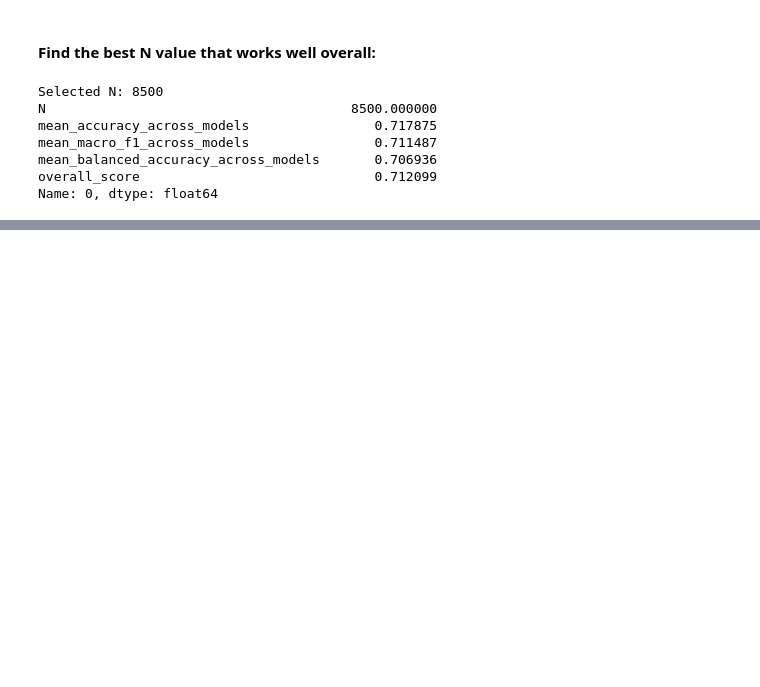
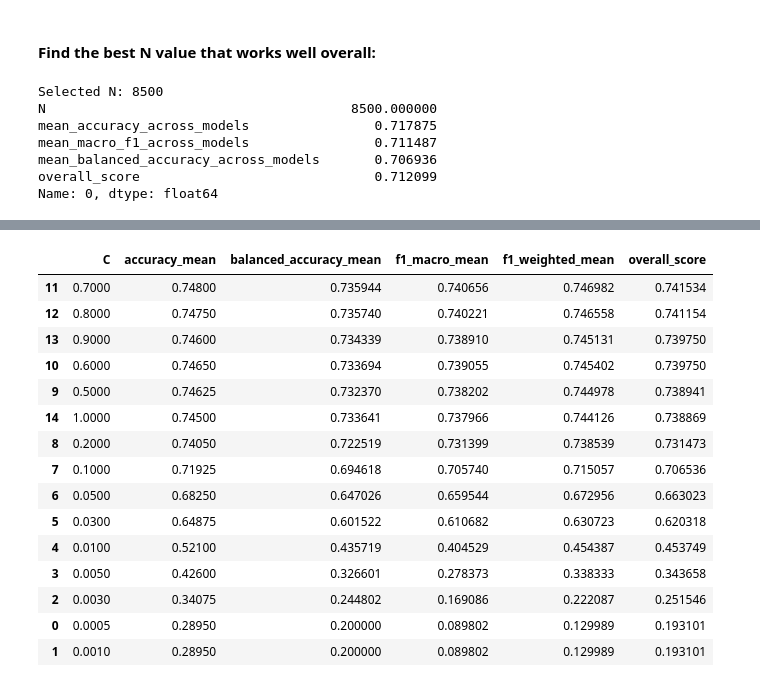
Before and after one commit to ZoeYiDing/nicole, a Jupyter notebook: assignment answer.ipynb, the cells around one changed output, grey strips where cells are left out. Saved outputs shown, nothing was run; the diff lists cells and outputs as text; code cells hidden in the pictures; blank space fills up the shorter version.

```diff
--- a/assignment answer.ipynb
+++ b/assignment answer.ipynb
@@ -879,0 +963,58 @@ Name: 0, dtype: float64
+# %%
+from sklearn.feature_extraction.text import TfidfTransformer
+
+C_values = [0.0005, 0.001, 0.003, 0.005, 0.01, 0.03, 0.05, 0.1, 0.2, 0.5,0.6,0.7,0.8,0.9, 1]
+
+svc_tfidf_results = []
+
+for C in C_values:
+    svc_pipeline = Pipeline([
+        ("vectorizer", CountVectorizer(max_features=8500)),
+        ("tfidf", TfidfTransformer()),
+        ("classifier", LinearSVC(C=C, max_iter=20000, random_state=42))
+    ])
+
+    cv_results = cross_validate(
+        svc_pipeline,
+        X_text,
+        y,
+        cv=cv,
+        scoring=scoring,
+        n_jobs=-1,
+        return_train_score=False
+    )
+
+    svc_tfidf_results.append({
+        "C": C,
+        "accuracy_mean": cv_results["test_accuracy"].mean(),
+        "balanced_accuracy_mean": cv_results["test_balanced_accuracy"].mean(),
+        "f1_macro_mean": cv_results["test_f1_macro"].mean(),
+        "f1_weighted_mean": cv_results["test_f1_weighted"].mean()
+    })
+
+svc_tfidf_results_df = pd.DataFrame(svc_tfidf_results)
+
+svc_tfidf_results_df["overall_score"] = (
+    svc_tfidf_results_df["accuracy_mean"]
+    + svc_tfidf_results_df["balanced_accuracy_mean"]
+    + svc_tfidf_results_df["f1_macro_mean"]
+) / 3
+
+svc_tfidf_results_df.sort_values("overall_score", ascending=False)
+# %% [output]
+|  | C | accuracy_mean | balanced_accuracy_mean | f1_macro_mean | f1_weighted_mean | overall_score |
+| 11 | 0.7000 | 0.74800 | 0.735944 | 0.740656 | 0.746982 | 0.741534 |
+| 12 | 0.8000 | 0.74750 | 0.735740 | 0.740221 | 0.746558 | 0.741154 |
+| 13 | 0.9000 | 0.74600 | 0.734339 | 0.738910 | 0.745131 | 0.739750 |
+| 10 | 0.6000 | 0.74650 | 0.733694 | 0.739055 | 0.745402 | 0.739750 |
+| 9 | 0.5000 | 0.74625 | 0.732370 | 0.738202 | 0.744978 | 0.738941 |
+| 14 | 1.0000 | 0.74500 | 0.733641 | 0.737966 | 0.744126 | 0.738869 |
+| 8 | 0.2000 | 0.74050 | 0.722519 | 0.731399 | 0.738539 | 0.731473 |
+| 7 | 0.1000 | 0.71925 | 0.694618 | 0.705740 | 0.715057 | 0.706536 |
+| 6 | 0.0500 | 0.68250 | 0.647026 | 0.659544 | 0.672956 | 0.663023 |
+| 5 | 0.0300 | 0.64875 | 0.601522 | 0.610682 | 0.630723 | 0.620318 |
+| 4 | 0.0100 | 0.52100 | 0.435719 | 0.404529 | 0.454387 | 0.453749 |
+| 3 | 0.0050 | 0.42600 | 0.326601 | 0.278373 | 0.338333 | 0.343658 |
+| 2 | 0.0030 | 0.34075 | 0.244802 | 0.169086 | 0.222087 | 0.251546 |
+| 0 | 0.0005 | 0.28950 | 0.200000 | 0.089802 | 0.129989 | 0.193101 |
+| 1 | 0.0010 | 0.28950 | 0.200000 | 0.089802 | 0.129989 | 0.193101 |
```
Also changed, not shown: parts of 9 cells of this notebook.
